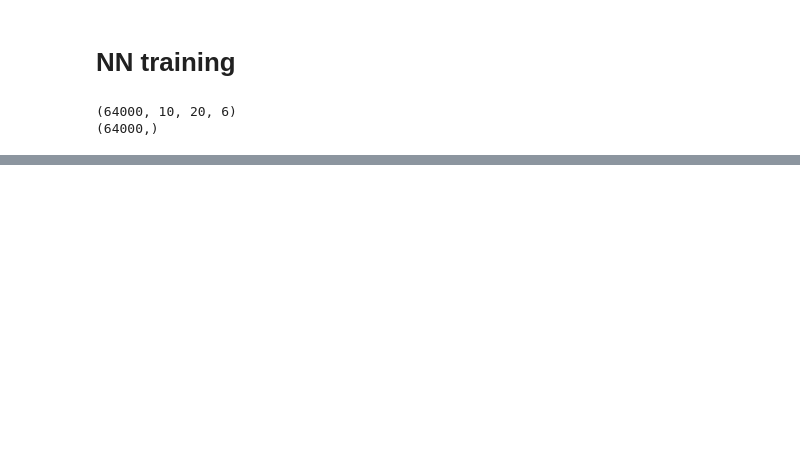
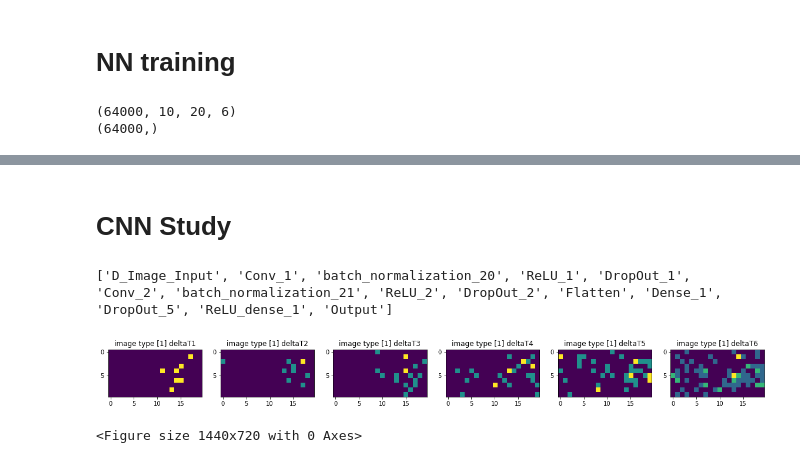
Before and after one commit to Unoaccaso/ML_final_project, a Jupyter notebook: Progetto.ipynb, the cells around one changed output, grey strips where cells are left out. Cells and saved outputs as stored; diff of their text form; code cells hidden in the pictures; blank space fills up the shorter version.

```diff
--- a/Progetto.ipynb
+++ b/Progetto.ipynb
@@ -246,0 +287,37 @@ plt.show()
+# %% [markdown]
+# CNN Study
+# %%
+#salviamo i nomi di tutti i layers della rete nella lista layer_names
+layer_names = []
+for layer in model.layers:
+    layer_names.append(layer.name)
+print(layer_names)
+
+# estraiamo gli output da tutti i 20 layers della nostra rete
+layer_outputs = [layer.output for layer in model.layers[:22]]
+
+# instanziamo un semplice modello keras che prende l'immagine in input e restituisce
+# tali output (le attivazioni)
+
+activation_model = keras.Model(inputs=model.input, outputs=layer_outputs)
+
+#trasformiamo l'immagine in modo che abbia la shape di tensore numpy adatta alla
+#nostra rete (1,100,100,3) con primo indice l'indice di evento (l'immagine singola
+#non ha questo primo indice ovviamente)
+index = np.random.randint(0, X_test.shape[0], 1)
+immagine = X_test[index]
+
+plt.figure(figsize=(20, 10))
+for i in range(6):
+  plt.subplot(1, 6, i+1)
+  plt.imshow(immagine[0][:, :, i])
+  plt.title(f'image type {Y_test[index]} deltaT{i+1}')
+plt.show()
+plt.figure(figsize=(20, 10))
+
+# e estraiamone le attivazioni
+activations = activation_model.predict(immagine)
+# %% [output]
+['D_Image_Input', 'Conv_1', 'batch_normalization_20', 'ReLU_1', 'DropOut_1', 'Conv_2', 'batch_normalization_21', 'ReLU_2', 'DropOut_2', 'Flatten', 'Dense_1', 'DropOut_5', 'ReLU_dense_1', 'Output']
+[figure, added]
+<Figure size 1440x720 with 0 Axes>
```
Also changed, not shown: parts of 10 cells of this notebook.
